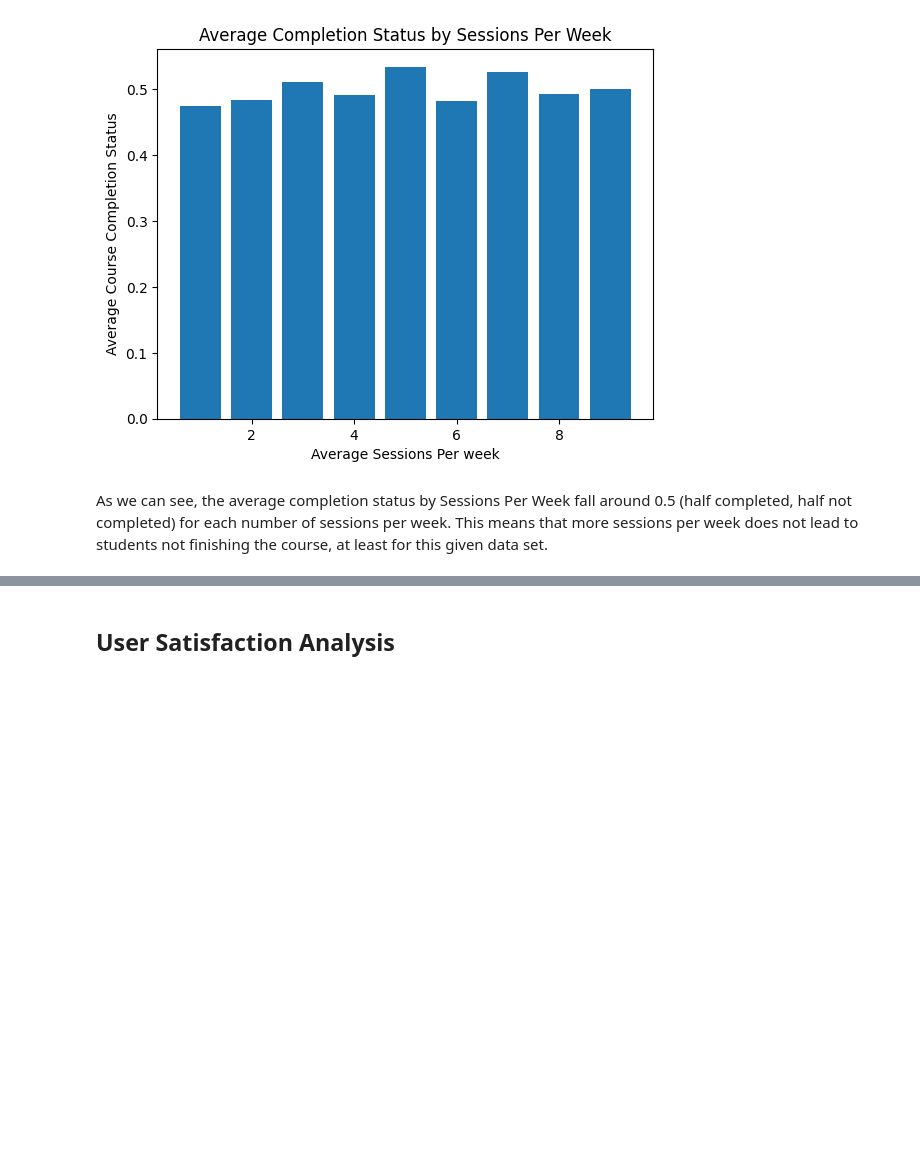
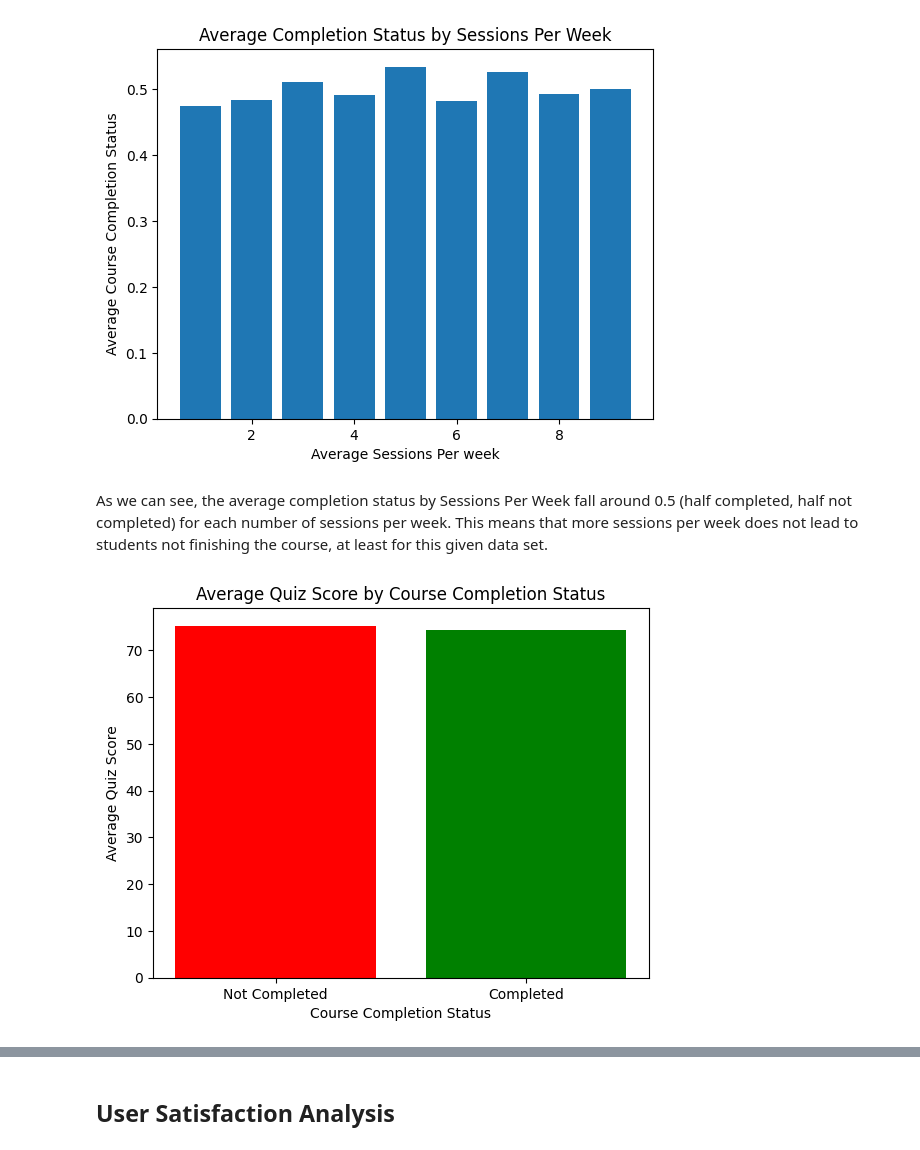
Before and after one commit to miniloda/DS-ML-AI-52-Weeks, a Jupyter notebook: Week1/notebook.ipynb, the cells around one changed output, grey strips where cells are left out. Drawn from its saved outputs; the diff is of its cells as text; code cells hidden in the pictures; blank space fills up the shorter version.

```diff
--- a/Week1/notebook.ipynb
+++ b/Week1/notebook.ipynb
@@ -110,3 +110,20 @@ plt.show()
 [figure]
 # %% [markdown]
 As we can see, the average completion status by Sessions Per Week fall around 0.5 (half completed, half not completed) for each number of sessions per week. This means that more sessions per week does not lead to students not finishing the course, at least for this given data set.
+# %%
+grouped_df = df[["CourseCompletion", "QuizScores"]].groupby("CourseCompletion").mean().rename(index = {0:"Not Completed", 1:"Completed"})
+# Plot the bar plot
+# Plot the bar plot with specified colors=
+plt.bar(data = grouped_df, x = grouped_df.index, height = grouped_df["QuizScores"], color = ["red", "green"])
+
+# Manually create custom legend
+
+# Set labels and title for better readability
+plt.xlabel("Course Completion Status")
+plt.ylabel("Average Quiz Score")
+plt.title("Average Quiz Score by Course Completion Status")
+
+# Show the plot
+plt.show()
+# %% [output]
+[figure, added]
```
Also changed, not shown: parts of 2 cells of this notebook.
